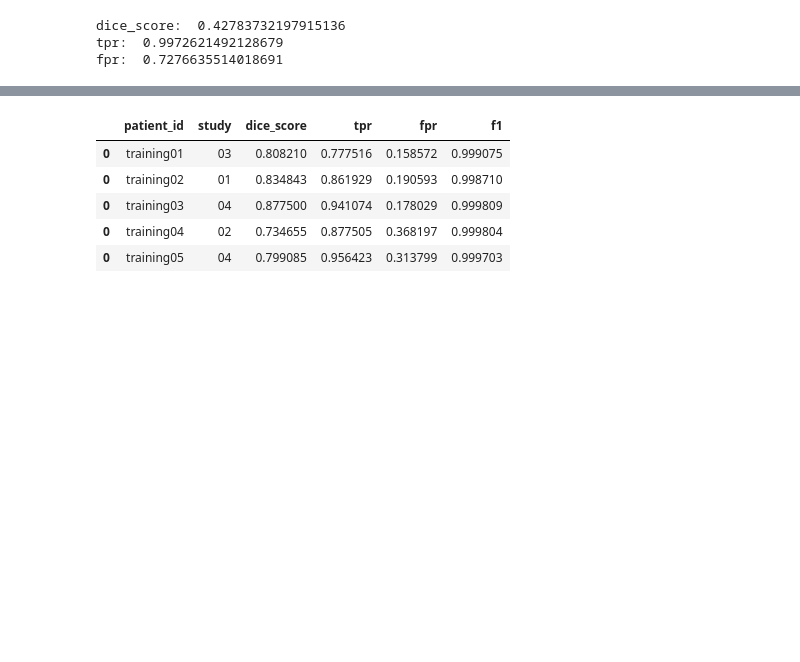
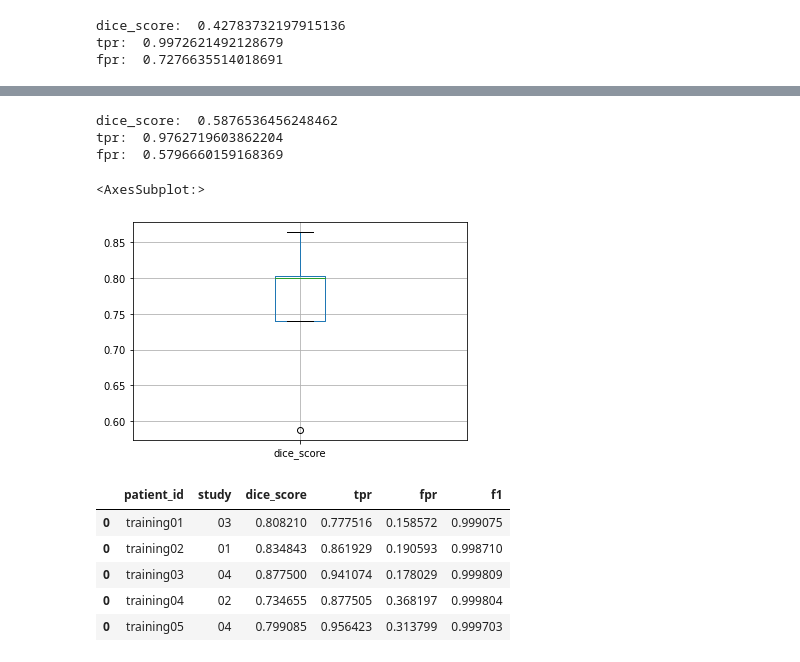
Before and after one commit to Marwaahmed96/deep-transfer-learning, a Jupyter notebook: UDA/pytorch0.3/DAN/isbi_output_result.ipynb, the cells around one changed output, grey strips where cells are left out. Cells and saved outputs as stored; diff of their text form; code cells hidden in the pictures; blank space fills up the shorter version.

```diff
--- a/UDA/pytorch0.3/DAN/isbi_output_result.ipynb
+++ b/UDA/pytorch0.3/DAN/isbi_output_result.ipynb
@@ -74,8 +74,8 @@ scan_list
 # %% [markdown]
 # post process segments
 # %%
-options['experiment']='resnet_DAN_full_miccai_train2'
-#options['experiment'] = 'resnet_DAN_full_miccai_train2'
+#options['experiment']='resnet_DAN_full_miccai_train2'
+options['experiment'] = 'resnet_DAN_full_isbi_train_dropout_patch16'
 #options['pre_trained_model'] = '1_model.pth'
 # %%
 
@@ -184,3 +213,16 @@ fpr:  0.7276635514018691
+# %%
+print('dice_score: ',df["dice_score"].mean())
+print('tpr: ',df["tpr"].mean())
+print('fpr: ',df["fpr"].mean())
+# %% [output]
+dice_score:  0.5876536456248462
+tpr:  0.9762719603862204
+fpr:  0.5796660159168369
+# %%
+accuracy_df.boxplot(column=['dice_score'])
+# %% [output]
+<AxesSubplot:>
+[figure, added]
 # %%
 #isbi resnet full train second network train4
 accuracy_df
```
Also changed, not shown: parts of 4 cells of this notebook, 56 other files.
